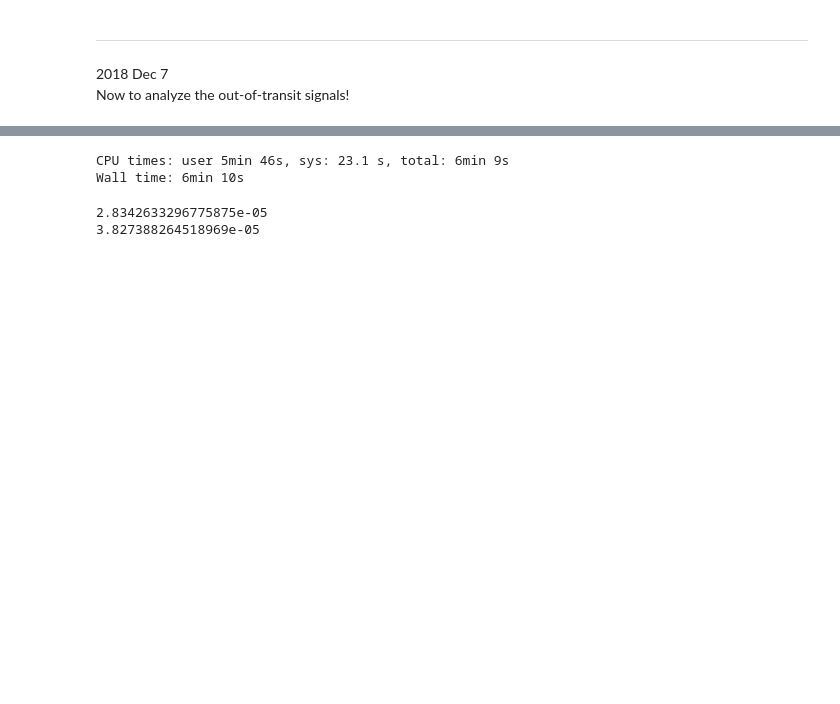
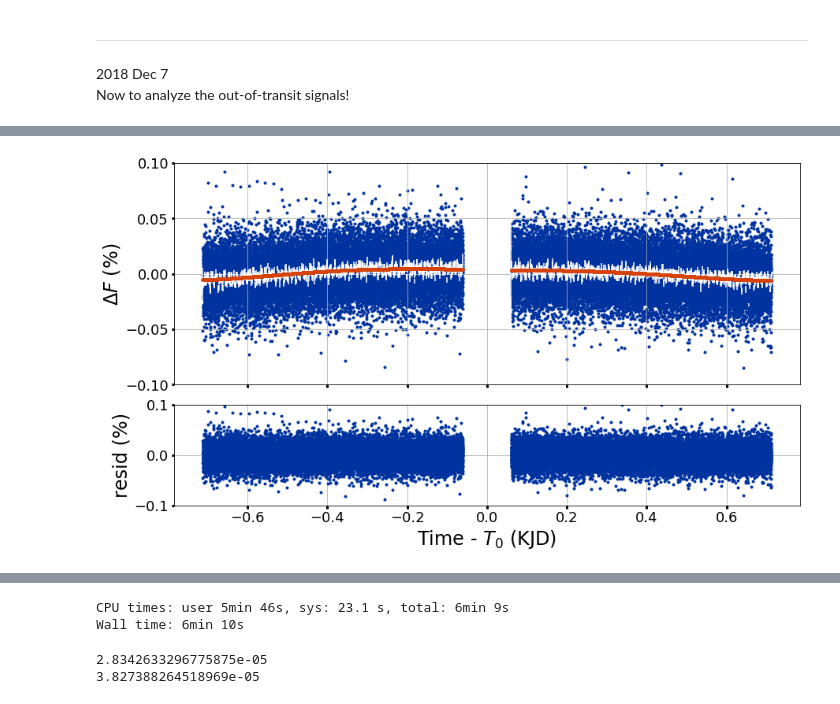
Before and after one commit to BoiseStatePlanetary/Searching-for-Variability-in-Eclipses-in-the-Kepler-Dataset, a Jupyter notebook: code/Analysis_of_Kepler76b.ipynb, the cells around one changed output, grey strips where cells are left out. Drawn from its saved outputs; the diff is of its cells as text; code cells hidden in the pictures; blank space fills up the shorter version.

```diff
--- a/code/Analysis_of_Kepler76b.ipynb
+++ b/code/Analysis_of_Kepler76b.ipynb
@@ -996,0 +995,69 @@ None
+# %%
+# LM analysis first excluding the eclipse AND not using supersampling
+
+BEER_only_params = Parameters()
+
+BEER_only_params.add('per', value=final_best_fit_transit_params['per'], vary=False)
+BEER_only_params.add('a', value=final_best_fit_transit_params['a'], vary=False)
+BEER_only_params.add('b', value=final_best_fit_transit_params['b'], vary=False)
+BEER_only_params.add('T0', value=final_best_fit_transit_params['T0'], vary=False)
+BEER_only_params.add('baseline', value=0., min=-1000e-6, max=1000e-6)
+BEER_only_params.add('Aellip', value=21e-6, min=-1000e-6, max=1000e-6)
+BEER_only_params.add('Abeam', value=13e-6, min=-1000e-6, max=1000e-6)
+BEER_only_params.add('Aplanet', value=60e-6, min=-1000e-6, max=1000e-6)
+BEER_only_params.add('phase_shift', value=0., min=-1000e-6, max=1000e-6)
+BEER_only_params.add('eclipse_depth', value=89e-6, min=-1000e-6, max=1000e-6)
+
+# Grab the out-of-transit and out-of-eclipse portion
+ind = ~( transit_indices(folded_time, 2.*K76.dur, K76.T0) |\
+         transit_indices(folded_time, 2.*K76.dur, K76.T0 + 0.5*final_best_fit_transit_params['per']) )
+
+time = folded_time[ind]
+data = filtered_flux[ind]
+err = np.ones_like(data)*np.quantile(noise_chain[burn:].flatten(), 0.5)
+binned_time, binned_data, binned_err = bindata(time, data, binsize=1./60./24.)
+
+BEER_only_out = minimize(residuals, BEER_only_params, args=(time, data),
+                          kws={'eps_data': err, 'model_to_use': calc_BEER_curve,
+                               'supersample_factor': 1, 'exp_time': 0})
+
+BEER_only_model = calc_BEER_curve(time, BEER_only_out.params, supersample_factor=1, exp_time=0)
+
+fig = plt.figure(figsize=(aspect_ratio*8, 8))
+
+ax1 = plt.subplot2grid((3, 1), (0, 0), rowspan=2)
+ax1.grid(True)
+
+ax1.set_ylabel("$\\Delta F$ (%)", fontsize=24)
+ax1.tick_params('both', labelsize=18, labelbottom=False)
+
+# Center on eclipse
+x = (time - (final_best_fit_transit_params['T0'] + 0.5*final_best_fit_transit_params['per']))
+ind = x < -(0.5*final_best_fit_transit_params['per'])
+x[ind] += final_best_fit_transit_params['per']
+
+binned_x = (binned_time - (final_best_fit_transit_params['T0'] + 0.5*final_best_fit_transit_params['per']))
+ind = binned_x < -(0.5*final_best_fit_transit_params['per'])
+binned_x[ind] += final_best_fit_transit_params['per']
+
+y = data*100.
+ax1.plot(x, y,
+         marker='.', ls='', color=BoiseState_blue, zorder=-1)
+ax1.errorbar(binned_x, binned_data*100., binned_err*100., color='white', ls='')
+ax1.plot(x, BEER_only_model*100.,
+         marker='.', ls='', color=BoiseState_orange)
+
+ax1.set_ylim([-0.1, 0.1])
+
+ax2 = plt.subplot2grid((3, 1), (2, 0), sharex=ax1)
+ax2.grid(True)
+ax2.plot(x, (data - BEER_only_model)*100.,
+         marker='.', ls='', color=BoiseState_blue)
+ax2.set_ylabel("resid (%)", fontsize=24)
+ax2.tick_params('both', labelsize=18)
+ax2.set_ylim([-0.1, 0.1])
+ax2.set_xlabel("Time - $T_{\\rm 0}$ (KJD)", fontsize=24)
+
+print(BEER_only_out.params.pretty_print())
+print(BEER_only_out.redchi)
+# %% [output]
@@ -996,0 +1077 @@ None
+[figure, added]
```
Also changed, not shown: parts of 9 cells of this notebook.
